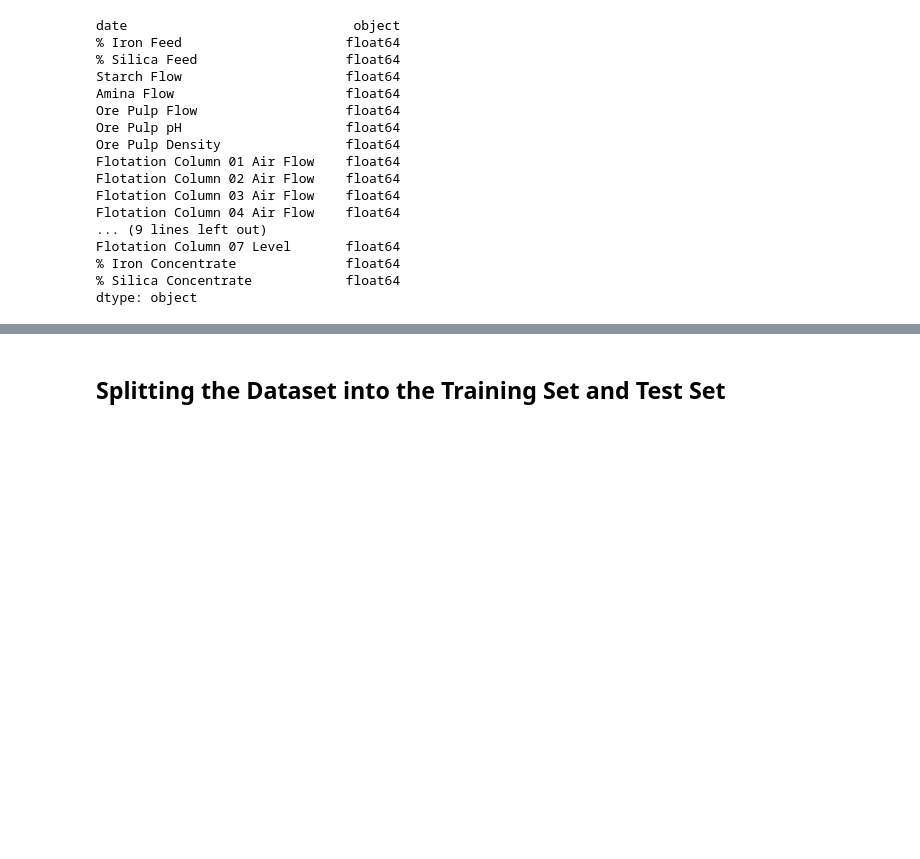
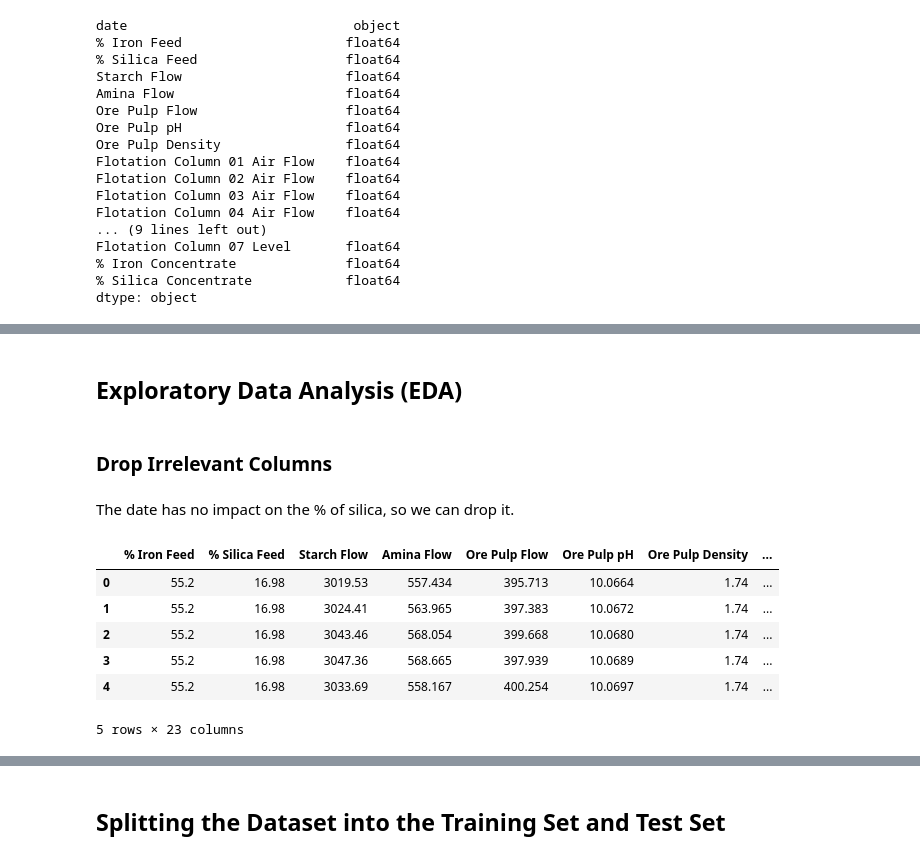
Before and after one commit to jtsang02/MINE-432-Project, a Jupyter notebook: ProjectCode.ipynb, the cells around one changed output, grey strips where cells are left out. Saved outputs shown, nothing was run; the diff lists cells and outputs as text; code cells hidden in the pictures; blank space fills up the shorter version.

```diff
--- a/ProjectCode.ipynb
+++ b/ProjectCode.ipynb
@@ -77,0 +98,6 @@ dtype: object
+# %% [markdown]
+## Exploratory Data Analysis (EDA)
+# %% [markdown]
+### Drop Irrelevant Columns
+# %% [markdown]
+The date has no impact on the % of silica, so we can drop it.
@@ -77,0 +106,10 @@ dtype: object
+# %%
+dataset.head()
+# %% [output]
+|  | % Iron Feed | % Silica Feed | Starch Flow | Amina Flow | Ore Pulp Flow | Ore Pulp pH | Ore Pulp Density | ... |
+| 0 | 55.2 | 16.98 | 3019.53 | 557.434 | 395.713 | 10.0664 | 1.74 | ... |
+| 1 | 55.2 | 16.98 | 3024.41 | 563.965 | 397.383 | 10.0672 | 1.74 | ... |
+| 2 | 55.2 | 16.98 | 3043.46 | 568.054 | 399.668 | 10.0680 | 1.74 | ... |
+| 3 | 55.2 | 16.98 | 3047.36 | 568.665 | 397.939 | 10.0689 | 1.74 | ... |
+| 4 | 55.2 | 16.98 | 3033.69 | 558.167 | 400.254 | 10.0697 | 1.74 | ... |
+5 rows × 23 columns
```
Also changed, not shown: parts of 31 cells of this notebook, 1 other file.
